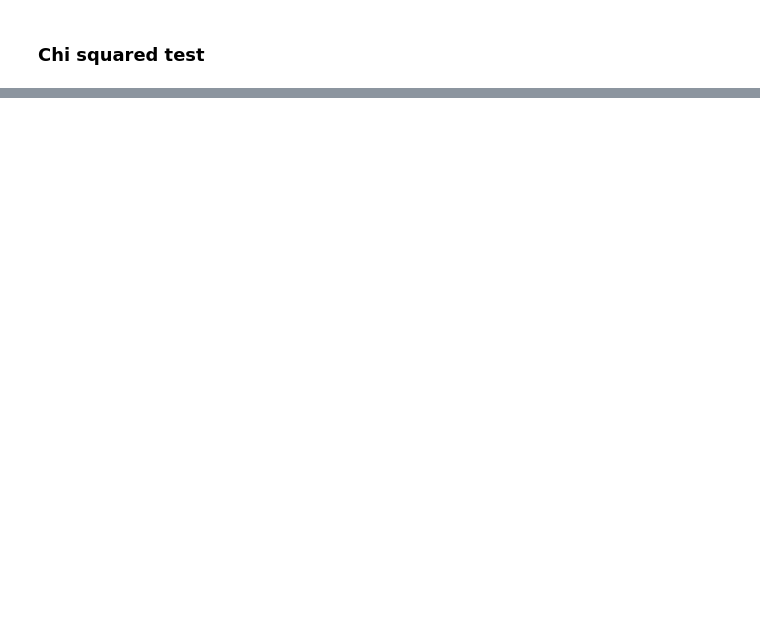
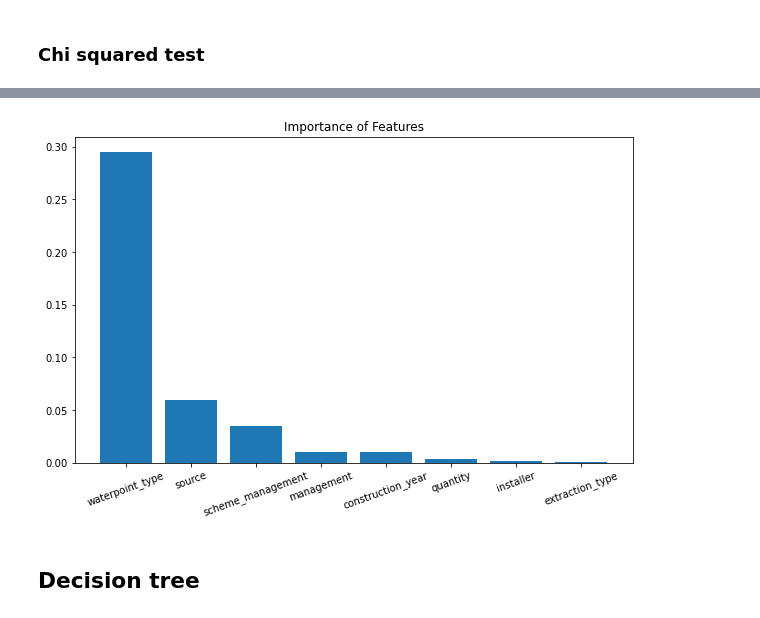
Before and after one commit to e-jager/Flatiron_project_3, a Jupyter notebook: Data_Analysis_final.ipynb, the cells around one changed output, grey strips where cells are left out. Drawn from its saved outputs; the diff is of its cells as text; code cells hidden in the pictures; blank space fills up the shorter version.

```diff
--- a/Data_Analysis_final.ipynb
+++ b/Data_Analysis_final.ipynb
@@ -266,0 +543,6 @@ for var in categorical_vars:
+# %%
+X_train_numeric = X_train[['construction_year']]
+X_train_encoded = np.concatenate((X_train_numeric, encoded_features), axis=1)
+# %%
+rf_model = RandomForestClassifier(random_state=42)
+rf_model.fit(X_train_encoded, y_train)
@@ -266,0 +587,2 @@ for var in categorical_vars:
+# %%
+feature_importances = rf_model.feature_importances_
@@ -266,0 +605,24 @@ for var in categorical_vars:
+# %%
+# Get feature names
+feature_names = X_train.columns
+
+# Create a dictionary mapping feature names to their importances
+feature_importance_dict = dict(zip(feature_names, feature_importances))
+# %%
+import matplotlib.pyplot as plt
+
+# Sort feature importance dictionary by values
+sorted_importances = sorted(feature_importance_dict.items(), key=lambda x: x[1], reverse=True)
+
+# Extract sorted feature names and importances
+sorted_feature_names = [item[0] for item in sorted_importances]
+sorted_importance_values = [item[1] for item in sorted_importances]
+
+# Create a bar plot
+plt.figure(figsize=(10, 6))
+plt.bar(range(len(sorted_importance_values)), sorted_importance_values, tick_label=sorted_feature_names)
+plt.title("Importance of Features")
+plt.xticks(rotation=20)
+plt.show()
+# %% [output]
+[figure, added]
@@ -266,0 +635,2 @@ for var in categorical_vars:
+# %% [markdown]
+## Decision tree
```
Also changed, not shown: parts of 65 cells of this notebook, 1 other file.
